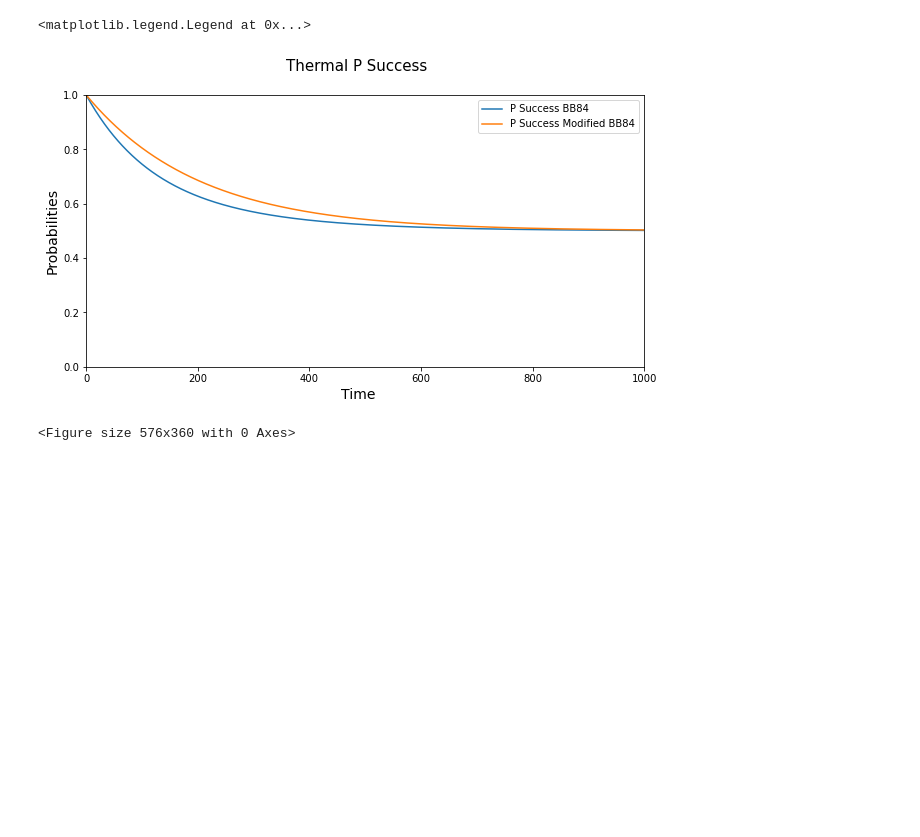
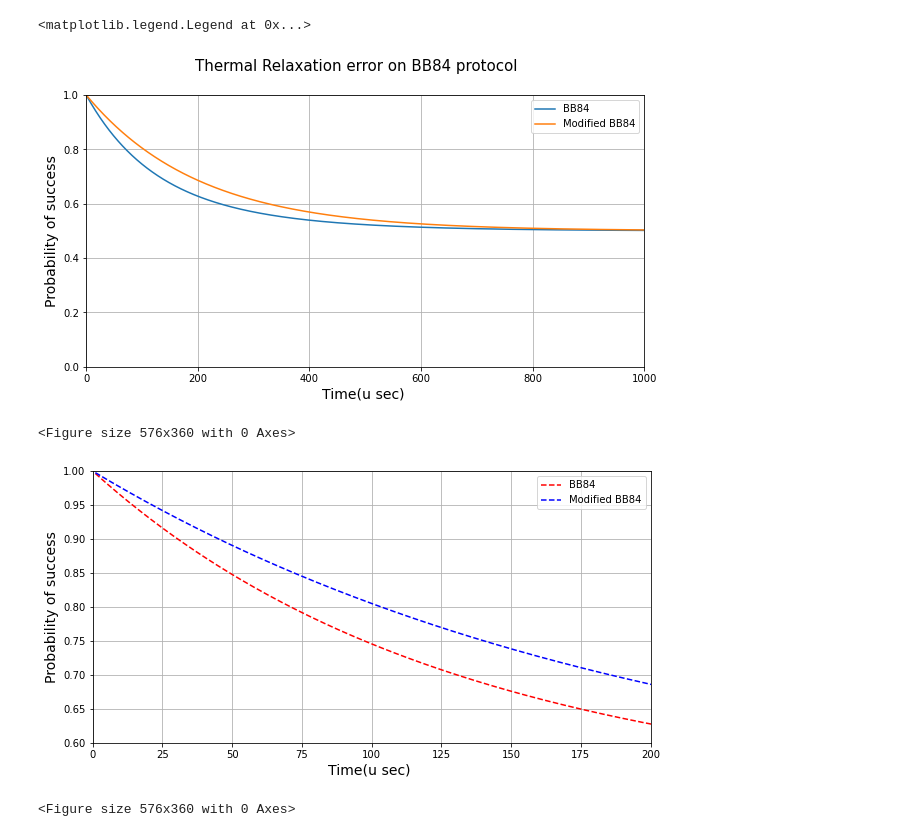
Before and after one commit to bishwajitprasadgond/Amplitude-damping-error-on-Quantum-Key-Distribution-Protocols-Effect-and-A-Probable-Bypass, a Jupyter notebook: BB84/Probability of Success BB84 and Modified BB84 Mathematically.ipynb, the cells around one changed output. Cells and saved outputs as stored; diff of their text form; code cells hidden in the pictures; blank space fills up the shorter version.

```diff
--- a/BB84/Probability of Success BB84 and Modified BB84 Mathematically.ipynb
+++ b/BB84/Probability of Success BB84 and Modified BB84 Mathematically.ipynb
@@ -31,12 +21,12 @@ y1=Map_list1
 import matplotlib.pyplot as plt
 from matplotlib.ticker import (AutoMinorLocator, MultipleLocator)
 fig, ax = plt.subplots(figsize=(10, 5))
-fig.suptitle('Thermal P Success',fontsize=15)
+fig.suptitle('Thermal relaxation error on BB84',fontsize=15)
 # naming the x axis
-plt.xlabel('Time  ',fontsize=14)
+plt.xlabel('Time(u sec) ',fontsize=14)
 # naming the y axis
-plt.ylabel('Probabilities',fontsize=14)
-
+plt.ylabel('Probability of success',fontsize=14)
+plt.grid()
 ax.set_xlim(0, 1000)
 ax.set_ylim(0,1)
 fig = plt.figure(figsize=(8,5))
@@ -45,5 +35,5 @@ x1=[1, 2, 3, 4, 5, 6, 7, 8, 9, 10, 11, 12, 13, 14, 15, 16, 17, 18, 19, 20, 21, 2
 # plotting the line 2 points
-ax.plot(x1, y1, label = "P Success")
+ax.plot(x1, y1, label = "BB84")
 #ax.axes.xaxis.set_ticks([])
 # show a legend on the plot
 ax.legend()
@@ -72,12 +62,12 @@ y1=Map_list2
 import matplotlib.pyplot as plt
 from matplotlib.ticker import (AutoMinorLocator, MultipleLocator)
 fig, ax = plt.subplots(figsize=(10, 5))
-fig.suptitle('Thermal P Success',fontsize=15)
+fig.suptitle('Thermal relaxation error on BB84',fontsize=15)
 # naming the x axis
-plt.xlabel('Time  ',fontsize=14)
+plt.xlabel('Time(u sec) ',fontsize=14)
 # naming the y axis
 plt.ylabel('Probabilities',fontsize=14)
-
+plt.grid()
 ax.set_xlim(0, 1000)
 ax.set_ylim(0,1)
 fig = plt.figure(figsize=(8,5))
@@ -86,5 +76,5 @@ x1=[1, 2, 3, 4, 5, 6, 7, 8, 9, 10, 11, 12, 13, 14, 15, 16, 17, 18, 19, 20, 21, 2
 # plotting the line 2 points
-ax.plot(x1, y1, label = "P Success")
+ax.plot(x1, y1, label = "Modified BB84")
 #ax.axes.xaxis.set_ticks([])
 # show a legend on the plot
 ax.legend()
@@ -102,12 +92,10 @@ y2= Map_list2
 import matplotlib.pyplot as plt
 from matplotlib.ticker import (AutoMinorLocator, MultipleLocator)
 fig, ax = plt.subplots(figsize=(10, 5))
-fig.suptitle('Thermal P Success',fontsize=15)
-# naming the x axis
-plt.xlabel('Time   ',fontsize=14)
-# naming the y axis
-plt.ylabel('Probabilities',fontsize=14)
-
+fig.suptitle('Thermal Relaxation error on BB84 protocol',fontsize=15)
+plt.xlabel('Time(u sec) ',fontsize=14)
+plt.ylabel('Probability of success',fontsize=14)
+plt.grid()
 ax.set_xlim(0, 1000)
 ax.set_ylim(0,1)
 fig = plt.figure(figsize=(8,5))
@@ -116,10 +104,27 @@ x1=[1, 2, 3, 4, 5, 6, 7, 8, 9, 10, 11, 12, 13, 14, 15, 16, 17, 18, 19, 20, 21, 2
 # plotting the line 2 points
-ax.plot(x1, y1, label = "P Success BB84")
-ax.plot(x1, y2, label = "P Success Modified BB84")
+ax.plot(x1, y1, label = "BB84")
+ax.plot(x1, y2, label = "Modified BB84")
 #ax.axes.xaxis.set_ticks([])
 # show a legend on the plot
 ax.legend()
+#########################################################################
+%config InlineBackend.print_figure_kwargs={'facecolor' : "w"}
+import matplotlib.pyplot as plt
+from matplotlib.ticker import (AutoMinorLocator, MultipleLocator)
+fig, ax = plt.subplots(figsize=(10, 5))
+#fig.suptitle('Thermal Relaxation error on BB84 protocol',fontsize=15)
+ax.set_xlim(0, 200)
+ax.set_ylim(0.6,1)
+plt.ylabel('Probability of success',fontsize=14)
+plt.xlabel('Time(u sec) ',fontsize=14)
+plt.grid()
+fig = plt.figure(figsize=(8,5))
+ax.plot(x1,y1,'r--',label = "BB84")
+ax.plot(x1,y2,'b--',label = "Modified BB84")
+ax.legend()
 # %% [output]
 <matplotlib.legend.Legend at 0x...>
-[figure, old version]
+[figure, new version]
 <Figure size 576x360 with 0 Axes>
+[figure, added]
+<Figure size 576x360 with 0 Axes>
```
Also changed, not shown: parts of 3 cells of this notebook.
